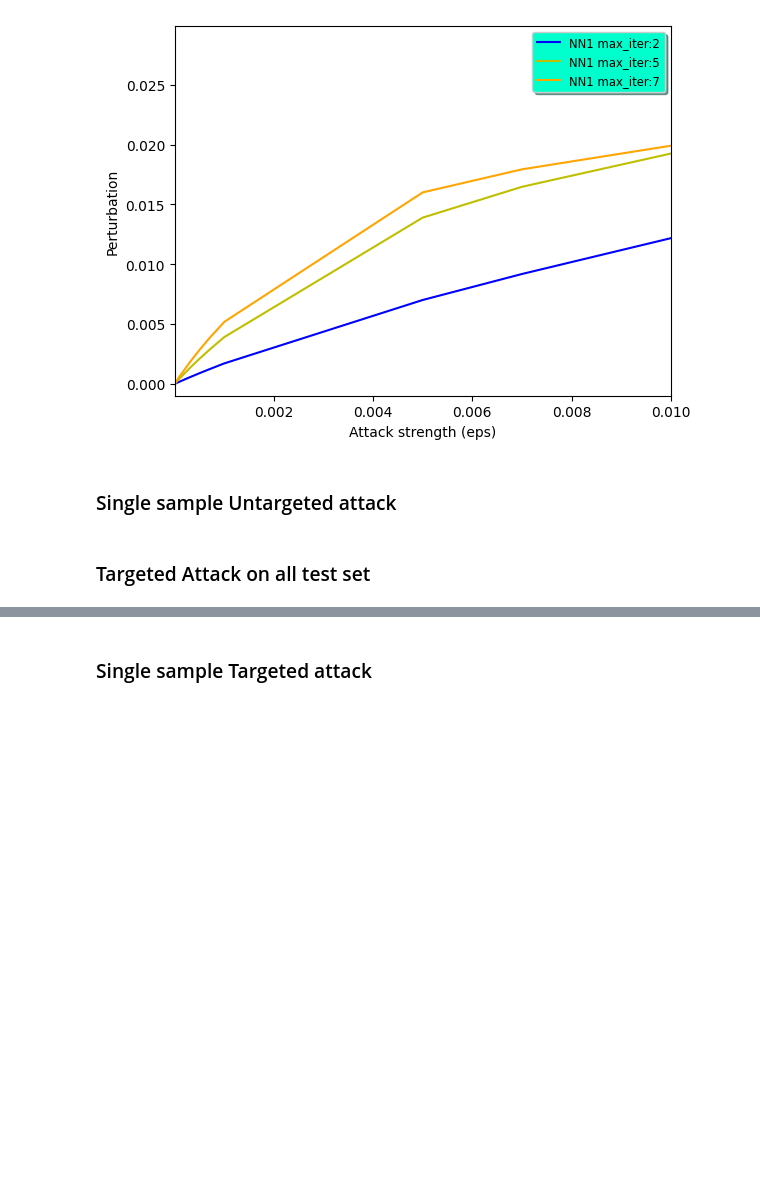
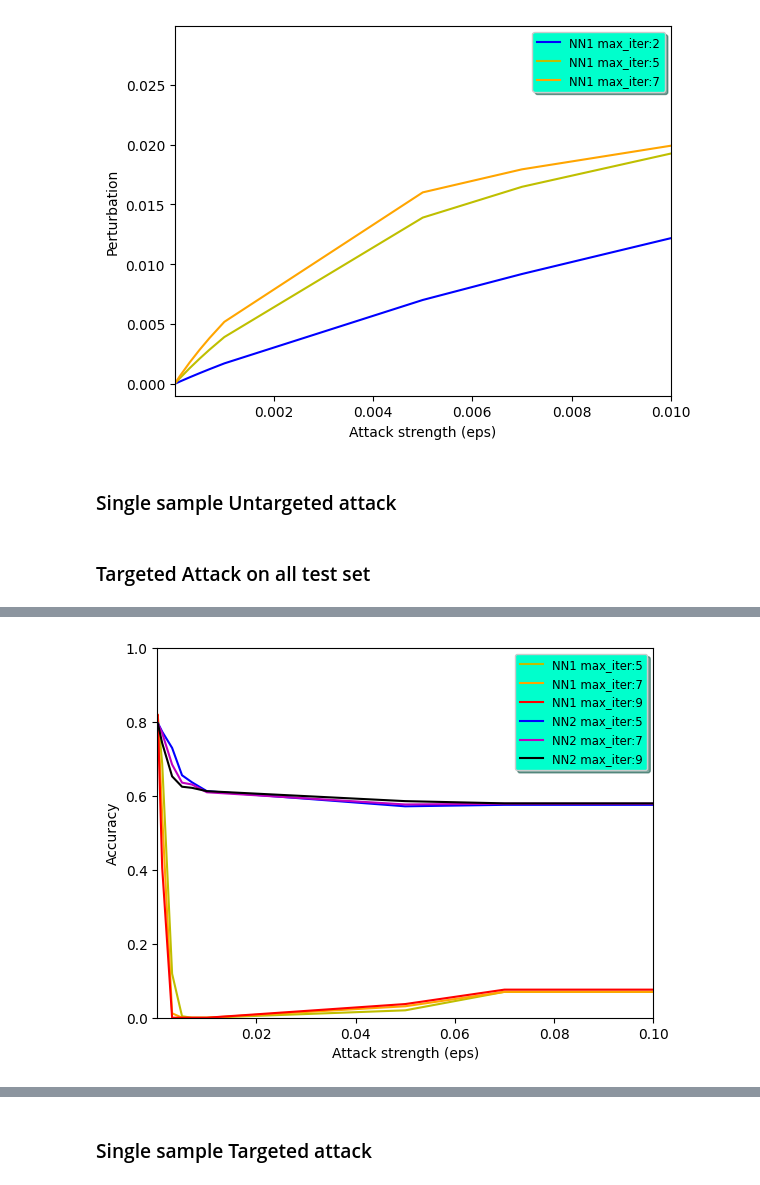
Before and after one commit to dany9999/Face_Recognition_Security, a Jupyter notebook: pgd.ipynb, the cells around one changed output, grey strips where cells are left out. Cells and saved outputs as stored; diff of their text form; code cells hidden in the pictures; blank space fills up the shorter version.

Commit message:
add plot pgd

```diff
--- a/pgd.ipynb
+++ b/pgd.ipynb
@@ -362,10 +365,10 @@ import os
 import re
 from utils import load_image_NN1, load_test_image_NN2
 
-dataset_dir = "test_set_cropped/"
+dataset_dir = "test_set_cropped"
 eps_step = [0.00001, 0.0001, 0.001, 0.003, 0.005, 0.007, 0.01, 0.05, 0.07, 0.1] #La dimensione del passo della variazione dell'input a ogni iterazione. Questo parametro definisce quanto grande sarà ogni passo nella direzione del gradiente. #La dimensione del passo della variazione dell'input per il calcolo della perturbazione minima. Questo parametro è utilizzato quando minimal è impostato su True.
 
-max_iter = [2,5,7]  # Il numero massimo di iterazioni. Questo parametro determina quante volte l'attacco iterativo sarà eseguito.
+max_iter = [5,7,9]  # Il numero massimo di iterazioni. Questo parametro determina quante volte l'attacco iterativo sarà eseguito.
 
 eps_range = 0.03 #Questo valore determina l'ampiezza massima della perturbazione aggiunta agli input originali. Può essere un valore singolo (int o float) o un array numpy (ndarray).
 
@@ -403,8 +406,8 @@ for i in range(len(max_iter)):
             correct_misclassified_nn2 = 0
             total_images = 0
             perturbation = []
-
-            attack = ProjectedGradientDescentPyTorch(estimator=model_nn1, eps = eps_range, eps_step=eps_step[j], targeted=True, max_iter = max_iter[i])
+            #num random init = 5
+            attack = ProjectedGradientDescentPyTorch(estimator=model_nn1, eps = eps_range, eps_step=eps_step[j], targeted=True, max_iter = max_iter[i], num_random_init=5)
 
             print("**** Attacco con eps:{} con step a {} ****".format(eps_range,eps_step[j]))
             for filename in os.listdir(dataset_dir):
@@ -444,6 +447,10 @@ for i in range(len(max_iter)):
 
                     if predicted_label_nn2 in etichetta_target:
                         correct_misclassified_nn2 = correct_misclassified_nn2+1
+                        print(correct_misclassified_nn2)
+                        with open('missclassified.txt', 'a') as file: #da eliminare
+                            file.write(filename)
+                            file.write('\n')
 
 
 
@@ -464,7 +471,8 @@ for i in range(len(max_iter)):
                 accuracy_misclassified_for_eps_nn1[i][j] = accuracy_misclassified_nn1
 
                 accuracy_misclassified_nn2 = correct_misclassified_nn2/total_images
-                accuracy_misclassified_for_eps_nn2[i][j] = correct_misclassified_nn2
+                accuracy_misclassified_for_eps_nn2[i][j] = accuracy_misclassified_nn2
+                print(accuracy_misclassified_for_eps_nn2)
 
 
                 #print("----------- Accuracy sugli adversarial Sample per eps_step: {} equivale a {}% ----------------".format(eps_step[j],final_accuracy))
@@ -474,0 +538,33 @@ for i in range(len(max_iter)):
+# %%
+from matplotlib import pyplot as plt
+
+# plot accuracy/Attack strength Total
+
+
+fig, ax = plt.subplots()
+
+
+ax.plot(np.array(eps_step), np.array(accuracy_for_eps_nn1[0]), 'y-', label='NN1 max_iter:{}'.format(max_iter[0]))
+ax.plot(np.array(eps_step), np.array(accuracy_for_eps_nn1[1]), 'orange', label='NN1 max_iter:{}'.format(max_iter[1]))
+ax.plot(np.array(eps_step), np.array(accuracy_for_eps_nn1[2]), 'red', label='NN1 max_iter:{}'.format(max_iter[2]))
+
+
+ax.plot(np.array(eps_step), np.array(accuracy_for_eps_nn2[0]), 'b-', label='NN2 max_iter:{}'.format(max_iter[0]))
+ax.plot(np.array(eps_step), np.array(accuracy_for_eps_nn2[1]), 'm-', label='NN2 max_iter:{}'.format(max_iter[1]))
+ax.plot(np.array(eps_step), np.array(accuracy_for_eps_nn2[2]), 'black', label='NN2 max_iter:{}'.format(max_iter[2]))
+
+
+
+
+legend = ax.legend(loc='upper right', shadow=True, fontsize='small')
+legend.get_frame().set_facecolor('#00FFCC')
+
+# Impostazione delle scale sugli assi x e y
+ax.set_xlim(eps_step[0], eps_step[-1])  # Imposta i limiti dell'asse x
+ax.set_ylim(0,1)  # Imposta i limiti dell'asse y
+
+plt.xlabel('Attack strength (eps)')
+plt.ylabel('Accuracy')
+plt.show()
+# %% [output]
+[figure, added]
```
Also changed, not shown: parts of 14 cells of this notebook.
